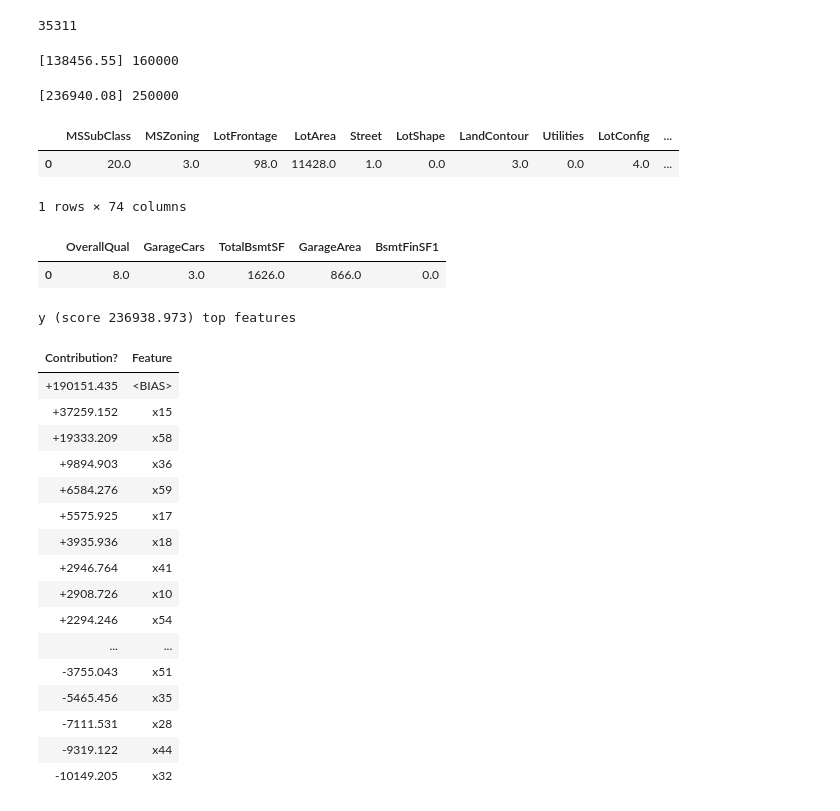
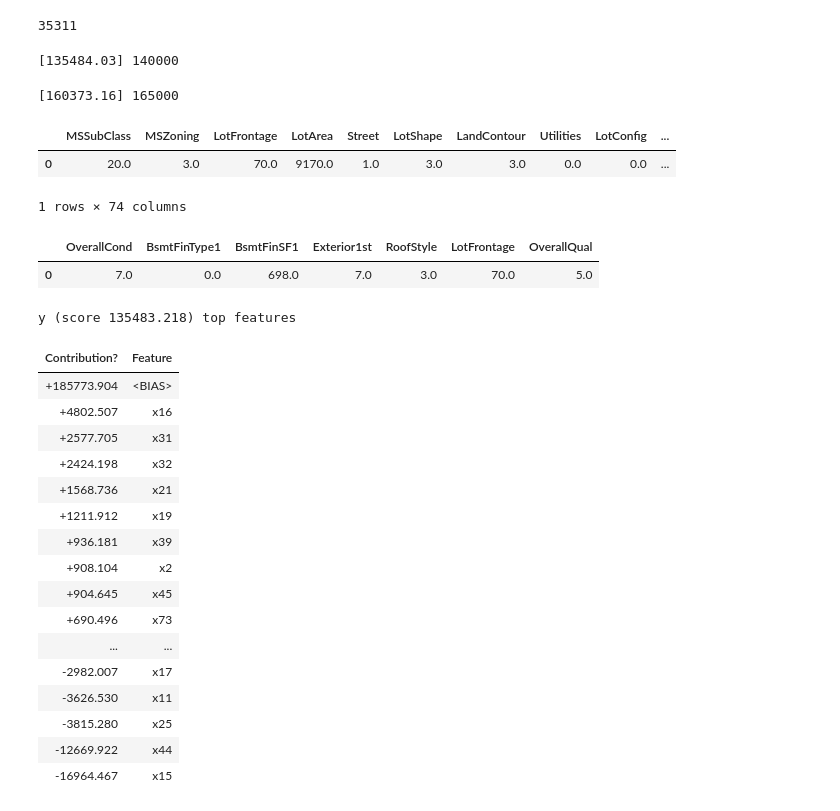
Before and after one commit to mayoor/stats-ml-exps, a Jupyter notebook: Model_explanation_Housing.ipynb, the cells around one changed output. Cells and saved outputs as stored; diff of their text form; code cells hidden in the pictures.

```diff
--- a/Model_explanation_Housing.ipynb
+++ b/Model_explanation_Housing.ipynb
@@ -188,42 +173,42 @@ trainy.min()
 # %% [output]
 35311
 # %%
-print (model.predict(fetch_df_row(testx, 966)), testy.loc[966])
+print (model.predict(fetch_df_row(testx, 502)), testy.loc[502])
 # %% [output]
-[138456.55] 160000
+[135484.03] 140000
 # %%
-print (model.predict(fetch_df_row(testx, 468)), testy.loc[468])
+print (model.predict(fetch_df_row(testx, 1012)), testy.loc[1012])
 # %% [output]
-[236940.08] 250000
+[160373.16] 165000
 # %%
-fetch_df_row(testx, 468)
+fetch_df_row(testx, 502)
 # %% [output]
 |  | MSSubClass | MSZoning | LotFrontage | LotArea | Street | LotShape | LandContour | Utilities | LotConfig | ... |
-| 0 | 20.0 | 3.0 | 98.0 | 11428.0 | 1.0 | 0.0 | 3.0 | 0.0 | 4.0 | ... |
+| 0 | 20.0 | 3.0 | 70.0 | 9170.0 | 1.0 | 3.0 | 3.0 | 0.0 | 0.0 | ... |
 1 rows × 74 columns
 # %%
-fetch_df_row(testx, 468)[testx.columns[[15,58,36,59,32]]]
+fetch_df_row(testx, 502)[testx.columns[[16,31,32,21,19,2,15]]]
 # %% [output]
-|  | OverallQual | GarageCars | TotalBsmtSF | GarageArea | BsmtFinSF1 |
-| 0 | 8.0 | 3.0 | 1626.0 | 866.0 | 0.0 |
+|  | OverallCond | BsmtFinType1 | BsmtFinSF1 | Exterior1st | RoofStyle | LotFrontage | OverallQual |
+| 0 | 7.0 | 0.0 | 698.0 | 7.0 | 3.0 | 70.0 | 5.0 |
 # %%
-eli5.xgboost.explain_prediction_xgboost(model, doc=fetch_df_row(testx, 468))
+eli5.xgboost.explain_prediction_xgboost(model, doc=fetch_df_row(testx, 502))
 # %% [output]
-y (score 236938.973) top features
+y (score 135483.218) top features
 | Contribution? | Feature |
-| +190151.435 | <BIAS> |
-| +37259.152 | x15 |
-| +19333.209 | x58 |
-| +9894.903 | x36 |
-| +6584.276 | x59 |
-| +5575.925 | x17 |
-| +3935.936 | x18 |
-| +2946.764 | x41 |
-| +2908.726 | x10 |
-| +2294.246 | x54 |
+| +185773.904 | <BIAS> |
+| +4802.507 | x16 |
+| +2577.705 | x31 |
+| +2424.198 | x32 |
+| +1568.736 | x21 |
+| +1211.912 | x19 |
+| +936.181 | x39 |
+| +908.104 | x2 |
+| +904.645 | x45 |
+| +690.496 | x73 |
 | ... | ... |
-| -3755.043 | x51 |
-| -5465.456 | x35 |
-| -7111.531 | x28 |
-| -9319.122 | x44 |
-| -10149.205 | x32 |
+| -2982.007 | x17 |
+| -3626.530 | x11 |
+| -3815.280 | x25 |
+| -12669.922 | x44 |
+| -16964.467 | x15 |
```
Also changed, not shown: parts of 6 cells of this notebook, 3 other files.
